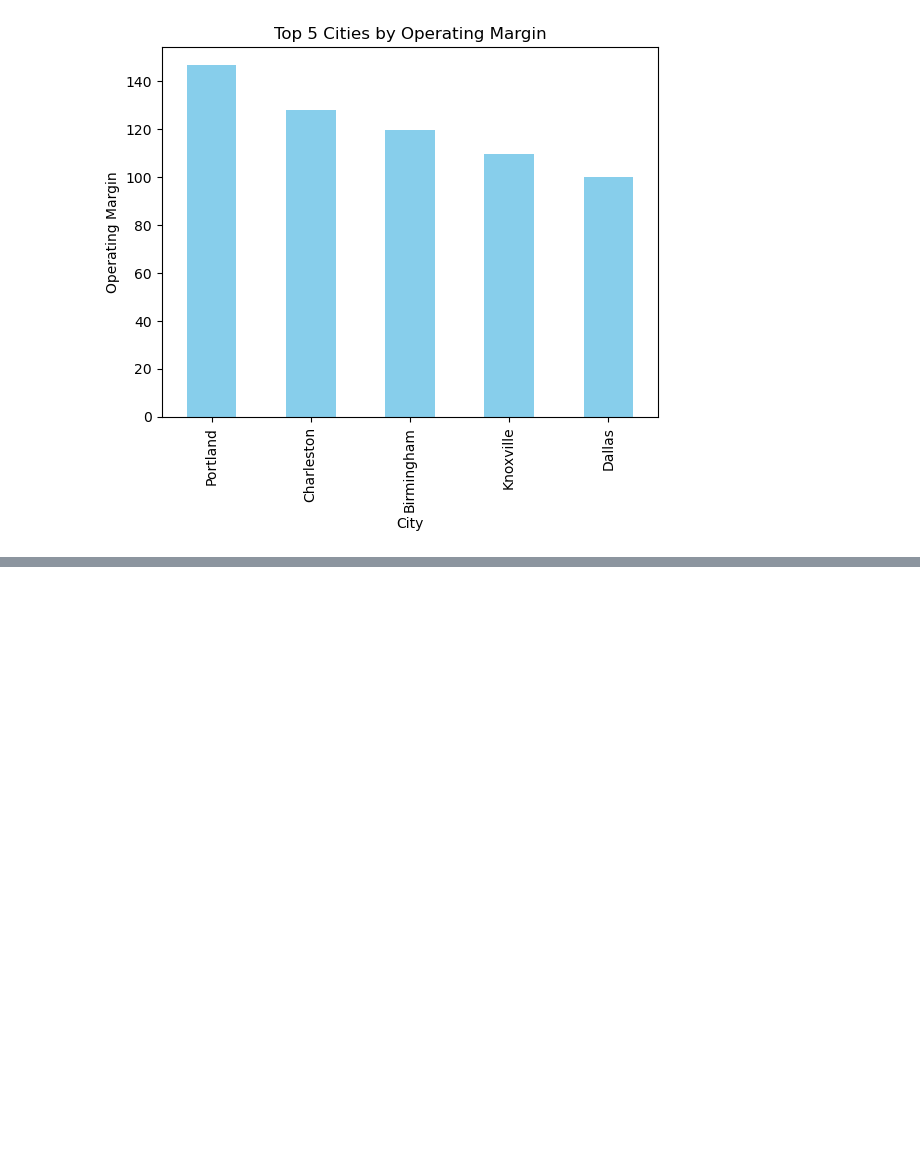
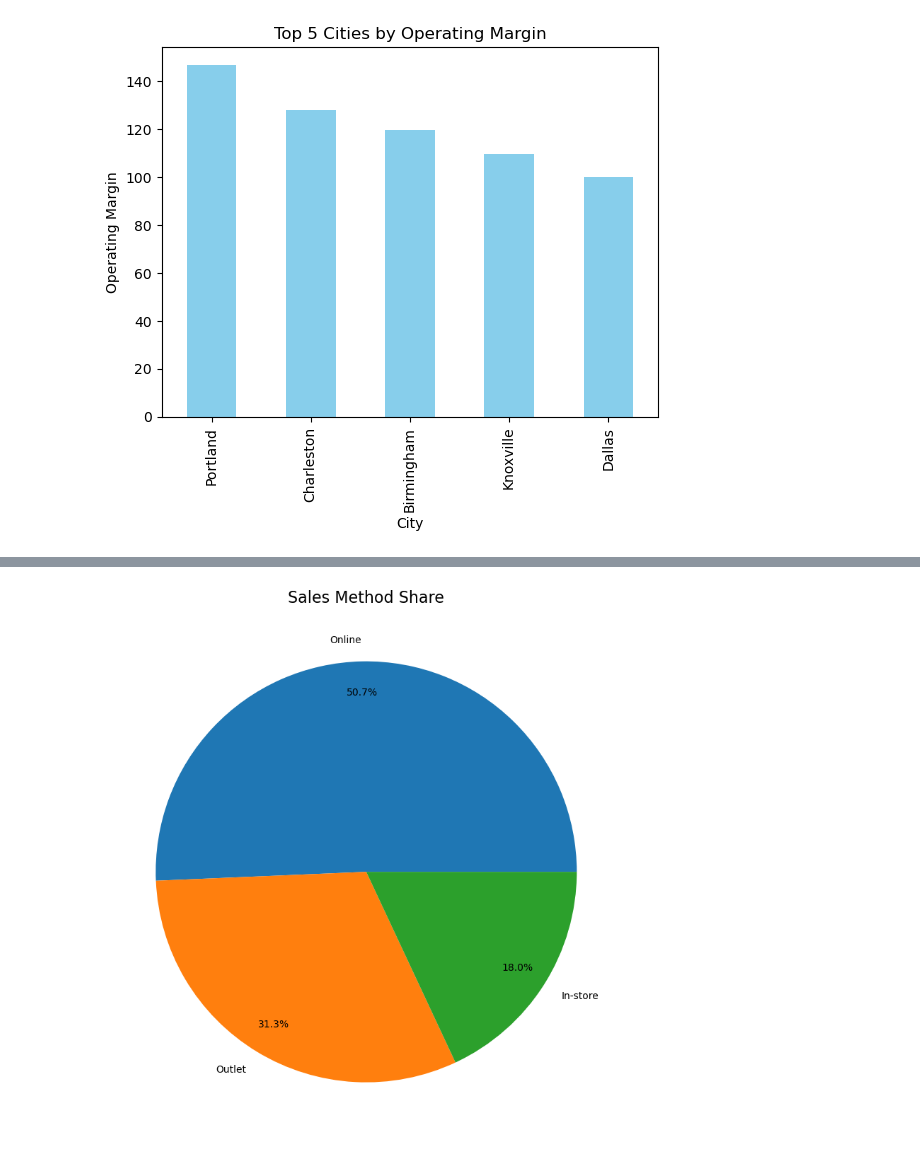
Before and after one commit to MahmoudFathy1014/Python_Eng_Mazen1, a Jupyter notebook: Python For Data Analysis.ipynb, the cells around one changed output, grey strips where cells are left out. Saved outputs shown, nothing was run; the diff lists cells and outputs as text; code cells hidden in the pictures; blank space fills up the shorter version.

```diff
--- a/Python For Data Analysis.ipynb
+++ b/Python For Data Analysis.ipynb
@@ -135,0 +170,16 @@ plt.show()
+# %%
+plt.figure(figsize=(8,8))
+
+df["Sales Method"].value_counts().plot(
+    kind="pie",
+    autopct="%1.1f%%",
+    pctdistance=0.85,
+    labeldistance=1.1
+)
+
+plt.title("Sales Method Share", fontsize=16)
+plt.ylabel("")
+plt.tight_layout()
+plt.show()
+# %% [output]
+[figure, added]
```
Also changed, not shown: parts of 8 cells of this notebook.
